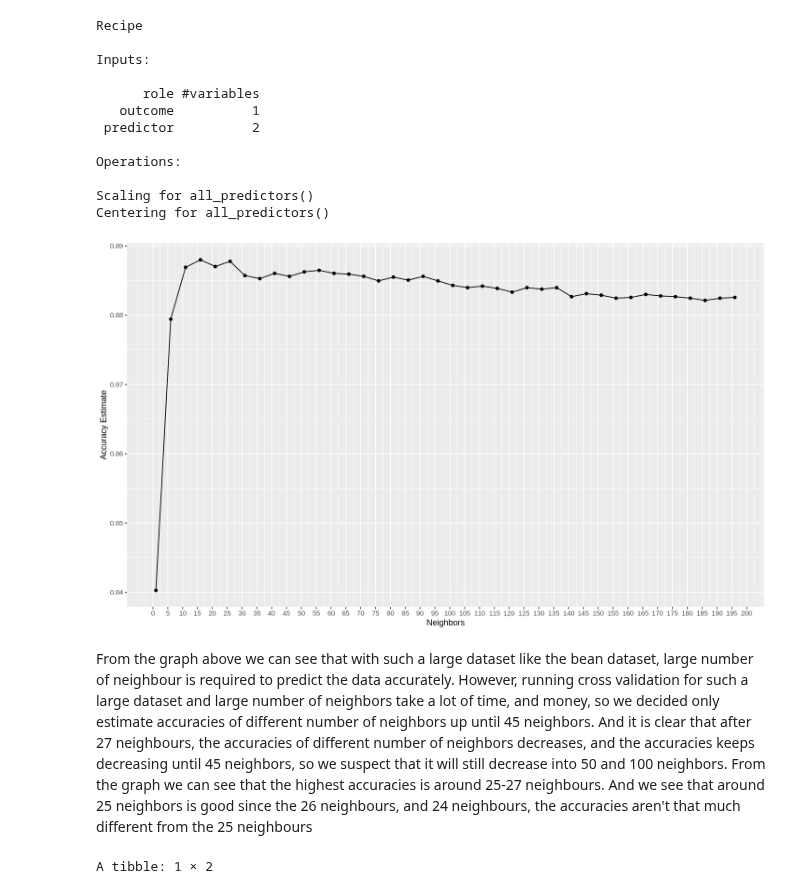
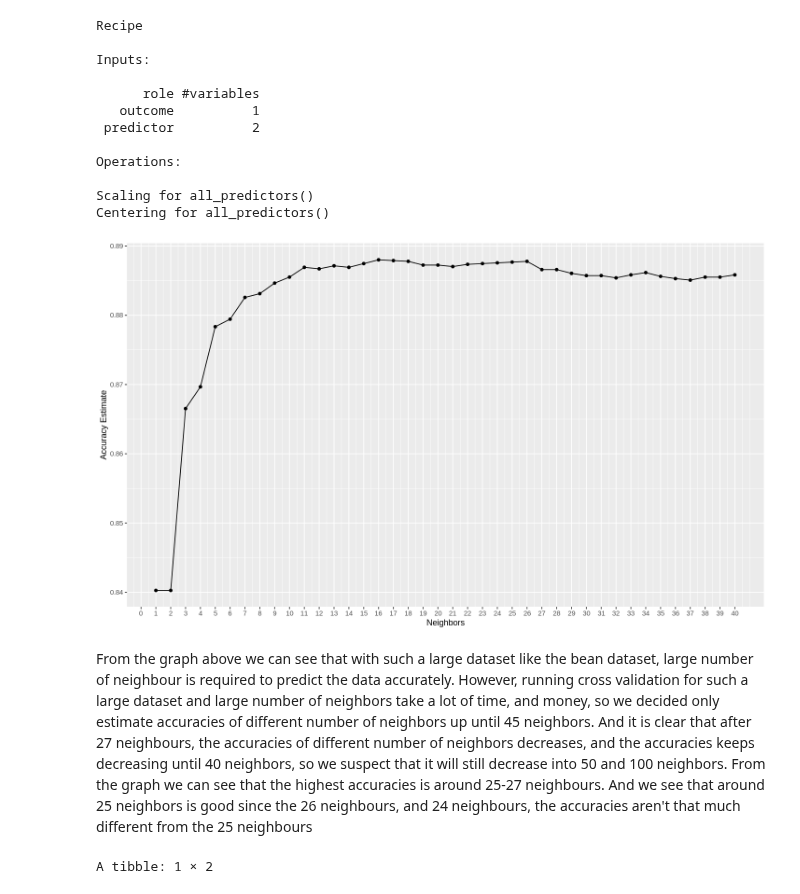
Before and after one commit to emeraldnqa/Bean-Type-Classfiifcation, a Jupyter notebook: proposal code.ipynb, the cells around one changed output. Cells and saved outputs as stored; diff of their text form; code cells hidden in the pictures.

```diff
--- a/proposal code.ipynb
+++ b/proposal code.ipynb
@@ -295,7 +295,7 @@ knn_spec <- nearest_neighbor(weight_func = "rectangular", neighbors = tune()) |>
   set_mode("classification")
 
 bean_vfold <- vfold_cv(final_bean_data, v = 10, strata = Class)
-gridvals <- tibble(neighbors = seq(1,200,by=5))
+gridvals <- tibble(neighbors = seq(1,40,by=1))
 
 knn_results <- workflow() |>
   add_recipe(bean_report_recipe) |>
@@ -319,18 +319,18 @@ Centering for all_predictors()
 # %%
 options(repr.plot.width = 12, repr.plot.height = 7)
 
 # Plot k values against their respective accuracies and choose optimal k value
 cross_val_plot <- knn_results |>
     ggplot(aes(x = neighbors, y = mean)) +
     geom_point() +
     geom_line() +
     labs(x = "Neighbors", y = "Accuracy Estimate") +
-    scale_x_continuous(breaks = seq(0,200, by = 5))
+    scale_x_continuous(breaks = seq(0,40, by = 1))
 cross_val_plot
 # %% [output]
-[figure, old version]
+[figure, new version]
 # %% [markdown]
-From the graph above we can see that with such a large dataset like the bean dataset, large number of neighbour is required to predict the data accurately. However, running cross validation for such a large dataset and large number of neighbors take a lot of time, and money, so we decided only estimate accuracies of different number of neighbors up until 45 neighbors. And it is clear that after 27 neighbours, the accuracies of different number of neighbors decreases, and the accuracies keeps decreasing until 45 neighbors, so we suspect that it will still decrease into 50 and 100 neighbors. From the graph we can see that the highest accuracies is around 25-27 neighbours. And we see that around 25 neighbors is good since the 26 neighbours, and 24 neighbours, the accuracies aren't that much different from the 25 neighbours
+From the graph above we can see that with such a large dataset like the bean dataset, large number of neighbour is required to predict the data accurately. However, running cross validation for such a large dataset and large number of neighbors take a lot of time, and money, so we decided only estimate accuracies of different number of neighbors up until 45 neighbors. And it is clear that after 27 neighbours, the accuracies of different number of neighbors decreases, and the accuracies keeps decreasing until 40 neighbors, so we suspect that it will still decrease into 50 and 100 neighbors. From the graph we can see that the highest accuracies is around 25-27 neighbours. And we see that around 25 neighbors is good since the 26 neighbours, and 24 neighbours, the accuracies aren't that much different from the 25 neighbours
 # %%
 knn_best_spec <- nearest_neighbor(weight_func = "rectangular", neighbors = 25) |>
   set_engine("kknn") |>
```
Also changed, not shown: parts of 1 cell of this notebook.
